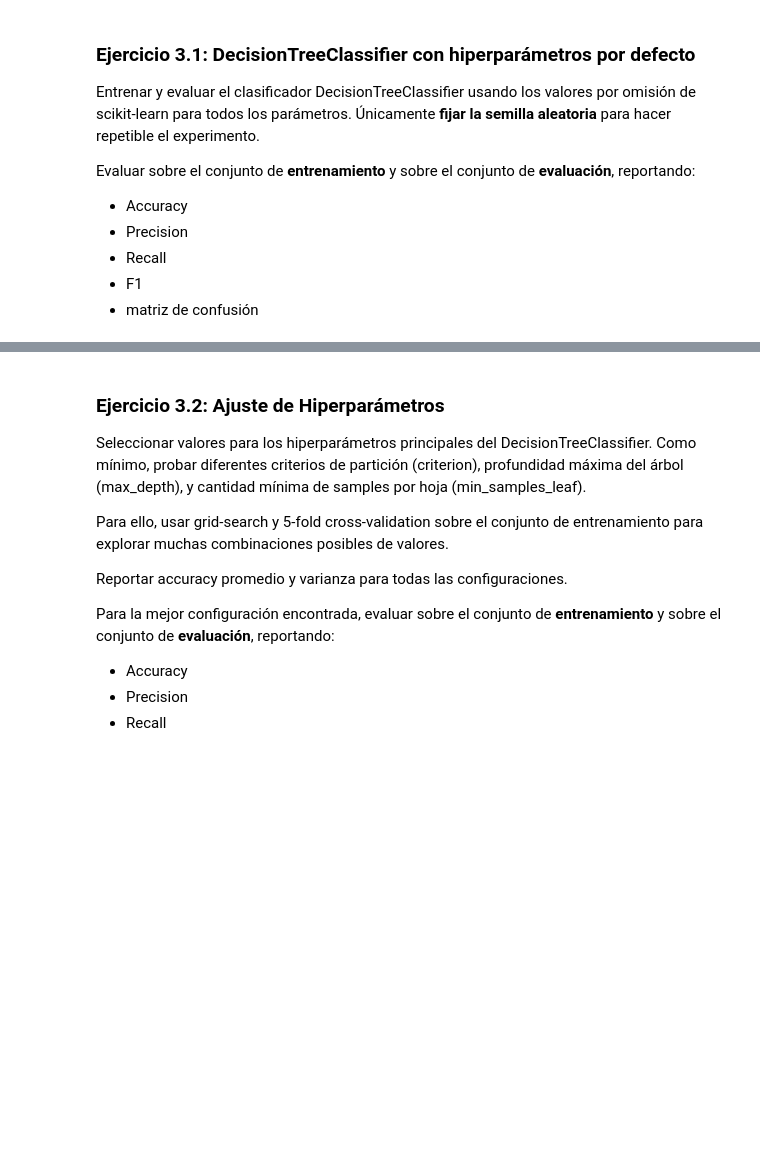
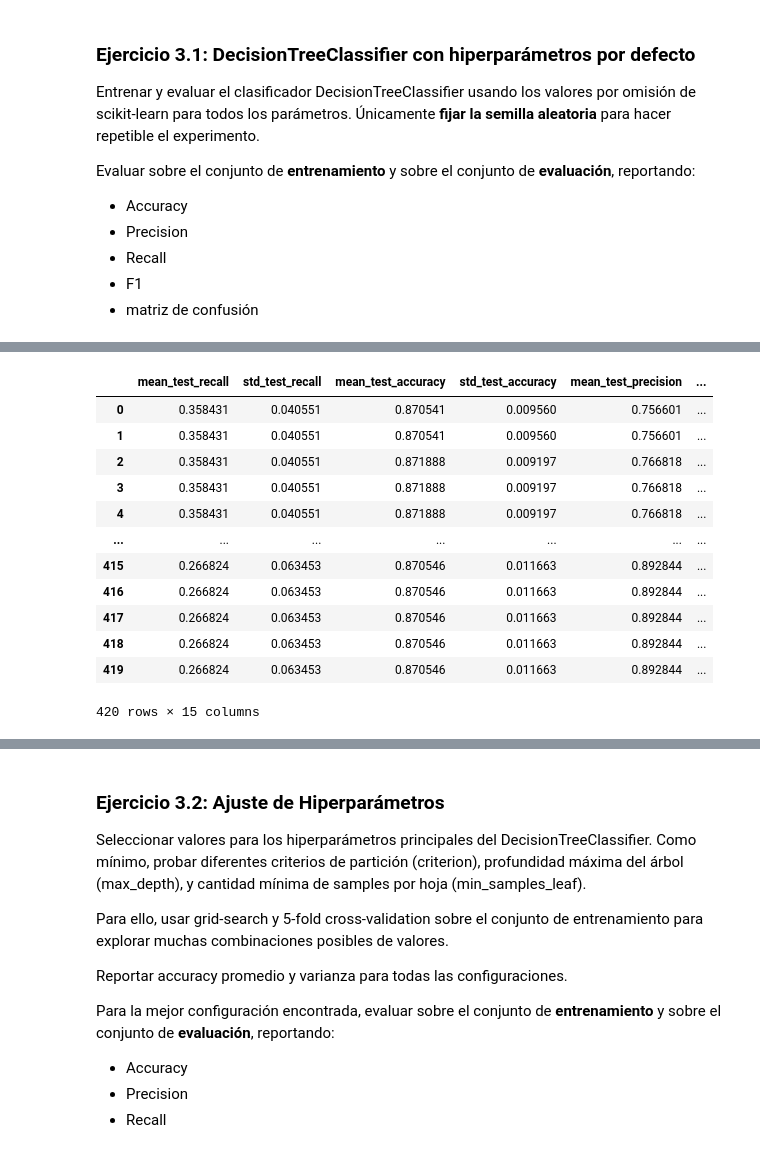
Before and after one commit to benjaminocampo/intro_ml, a Jupyter notebook: Lab 2.ipynb, the cells around one changed output, grey strips where cells are left out. Saved outputs shown, nothing was run; the diff lists cells and outputs as text; code cells hidden in the pictures; blank space fills up the shorter version.

```diff
--- a/Lab 2.ipynb
+++ b/Lab 2.ipynb
@@ -385,0 +450,24 @@ plt.show()
+# %%
+relevant_metrics=["mean_test_recall", "std_test_recall",
+            "mean_test_accuracy", "std_test_accuracy",
+            "mean_test_precision", "std_test_precision", 'mean_test_f1',
+            "rank_test_recall", 'rank_test_precision', 'rank_test_accuracy', 'rank_test_f1']
+
+params_tree= ['param_criterion', 'param_max_depth', 'param_min_samples_leaf', 'param_min_samples_split']
+
+results_df_tree= results_df_tree[relevant_metrics + params_tree]
+results_df_tree
+# %% [output]
+|  | mean_test_recall | std_test_recall | mean_test_accuracy | std_test_accuracy | mean_test_precision | ... |
+| 0 | 0.358431 | 0.040551 | 0.870541 | 0.009560 | 0.756601 | ... |
+| 1 | 0.358431 | 0.040551 | 0.870541 | 0.009560 | 0.756601 | ... |
+| 2 | 0.358431 | 0.040551 | 0.871888 | 0.009197 | 0.766818 | ... |
+| 3 | 0.358431 | 0.040551 | 0.871888 | 0.009197 | 0.766818 | ... |
+| 4 | 0.358431 | 0.040551 | 0.871888 | 0.009197 | 0.766818 | ... |
+| ... | ... | ... | ... | ... | ... | ... |
+| 415 | 0.266824 | 0.063453 | 0.870546 | 0.011663 | 0.892844 | ... |
+| 416 | 0.266824 | 0.063453 | 0.870546 | 0.011663 | 0.892844 | ... |
+| 417 | 0.266824 | 0.063453 | 0.870546 | 0.011663 | 0.892844 | ... |
+| 418 | 0.266824 | 0.063453 | 0.870546 | 0.011663 | 0.892844 | ... |
+| 419 | 0.266824 | 0.063453 | 0.870546 | 0.011663 | 0.892844 | ... |
+420 rows × 15 columns
```
Also changed, not shown: parts of 12 cells of this notebook, 1 other file.
